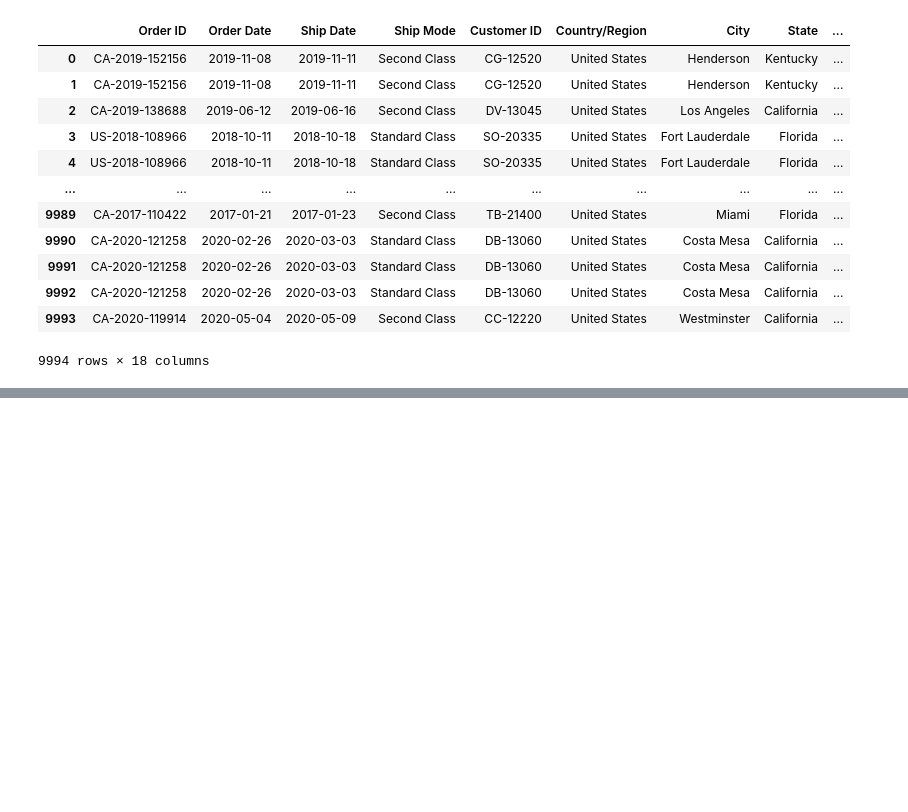
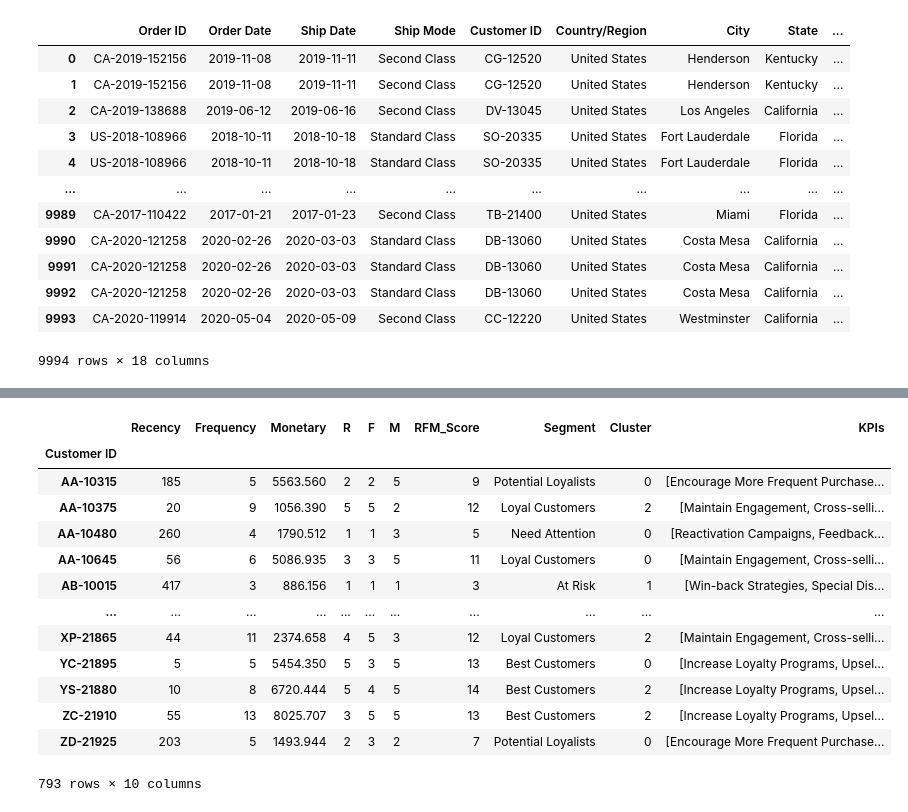
Before and after one commit to Farser89/marketing-anal, a Jupyter notebook: main.ipynb, the cells around one changed output, grey strips where cells are left out. Saved outputs shown, nothing was run; the diff lists cells and outputs as text; code cells hidden in the pictures; blank space fills up the shorter version.

```diff
--- a/main.ipynb
+++ b/main.ipynb
@@ -20,0 +394,17 @@ df
+# %%
+rfm
+# %% [output]
+|  | Recency | Frequency | Monetary | R | F | M | RFM_Score | Segment | Cluster | KPIs |
+| Customer ID |  |  |  |  |  |  |  |  |  |  |
+| AA-10315 | 185 | 5 | 5563.560 | 2 | 2 | 5 | 9 | Potential Loyalists | 0 | [Encourage More Frequent Purchase... |
+| AA-10375 | 20 | 9 | 1056.390 | 5 | 5 | 2 | 12 | Loyal Customers | 2 | [Maintain Engagement, Cross-selli... |
+| AA-10480 | 260 | 4 | 1790.512 | 1 | 1 | 3 | 5 | Need Attention | 0 | [Reactivation Campaigns, Feedback... |
+| AA-10645 | 56 | 6 | 5086.935 | 3 | 3 | 5 | 11 | Loyal Customers | 0 | [Maintain Engagement, Cross-selli... |
+| AB-10015 | 417 | 3 | 886.156 | 1 | 1 | 1 | 3 | At Risk | 1 | [Win-back Strategies, Special Dis... |
+| ... | ... | ... | ... | ... | ... | ... | ... | ... | ... | ... |
+| XP-21865 | 44 | 11 | 2374.658 | 4 | 5 | 3 | 12 | Loyal Customers | 2 | [Maintain Engagement, Cross-selli... |
+| YC-21895 | 5 | 5 | 5454.350 | 5 | 3 | 5 | 13 | Best Customers | 0 | [Increase Loyalty Programs, Upsel... |
+| YS-21880 | 10 | 8 | 6720.444 | 5 | 4 | 5 | 14 | Best Customers | 2 | [Increase Loyalty Programs, Upsel... |
+| ZC-21910 | 55 | 13 | 8025.707 | 3 | 5 | 5 | 13 | Best Customers | 2 | [Increase Loyalty Programs, Upsel... |
+| ZD-21925 | 203 | 5 | 1493.944 | 2 | 3 | 2 | 7 | Potential Loyalists | 0 | [Encourage More Frequent Purchase... |
+793 rows × 10 columns
```
Also changed, not shown: parts of 10 cells of this notebook, 1 other file.
